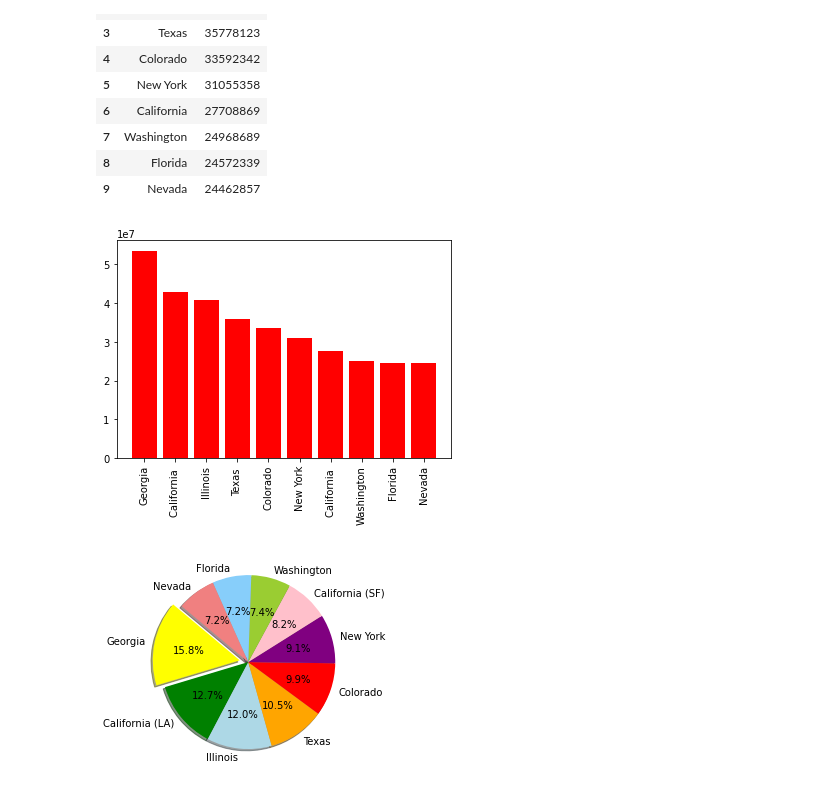
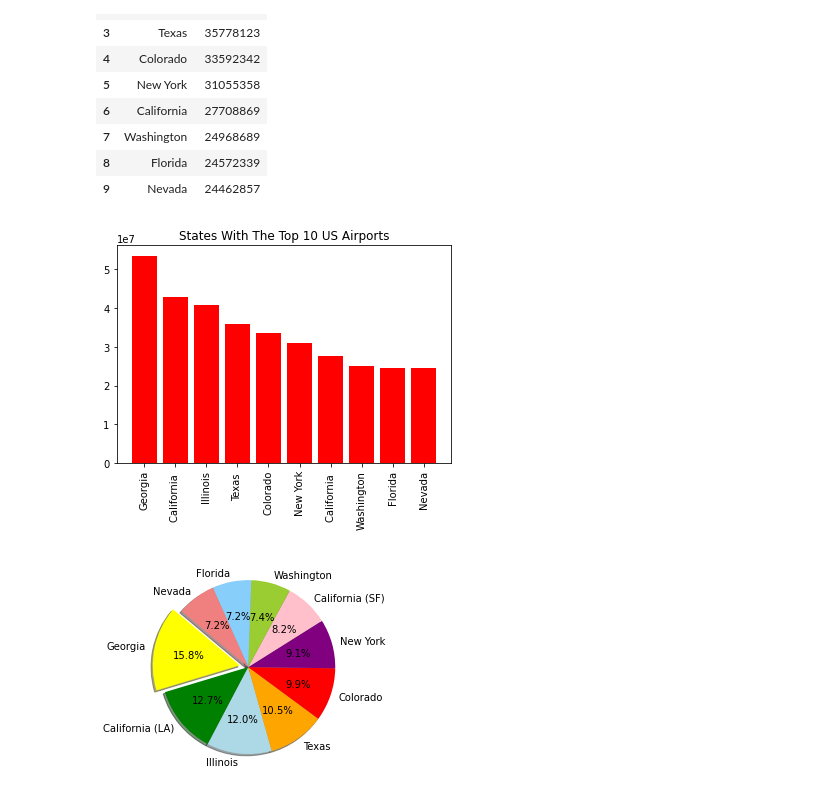
Before and after one commit to chadmilburn/COVID, a Jupyter notebook: Airports Project.ipynb, the cells around one changed output. Saved outputs shown, nothing was run; the diff lists cells and outputs as text; code cells hidden in the pictures.

```diff
--- a/Airports Project.ipynb
+++ b/Airports Project.ipynb
@@ -99,18 +99,21 @@ clean_airports.head(10)
 # %%
 #putting clean_ariport data in x axis
 x_axis = np.arange(len(clean_airports))
 
 #setting tick locations
 tick_locations = [value for value in x_axis]
 
 #setting up bar graph
 plt.bar(x_axis, clean_airports["Passengers"], color='r', align="center")
 plt.xticks(tick_locations, clean_airports["State"], rotation="vertical")
 
+#adding title
+plt.title("States With The Top 10 US Airports")
+
 #Show output
 plt.show()
 # %% [output]
-[figure, old version]
+[figure, new version]
 # %%
 #setting the top states
 states = ['Georgia', 'California (LA)', 'Illinois','Texas', 'Colorado', 'New York',
```
Also changed, not shown: parts of 4 cells of this notebook.
